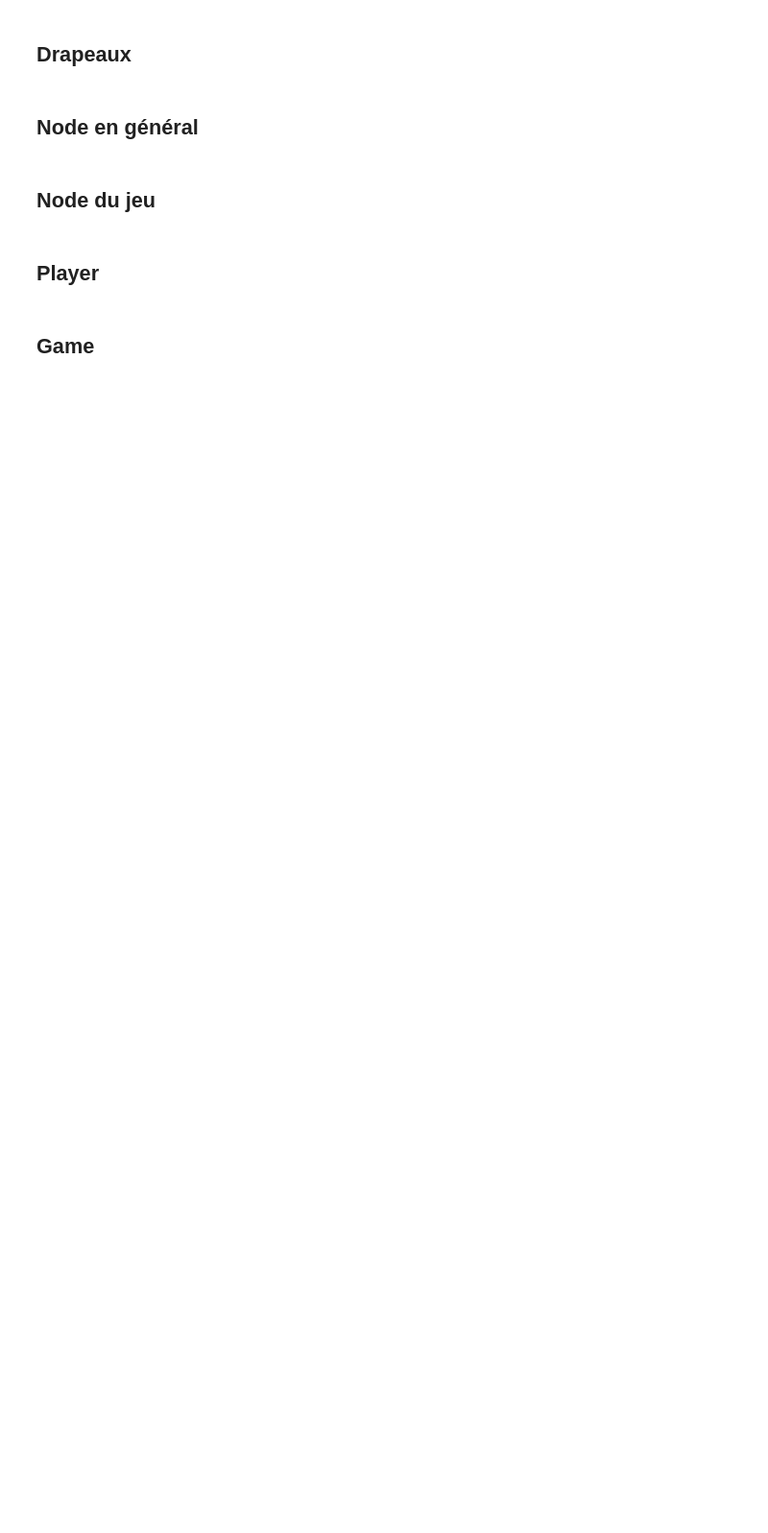
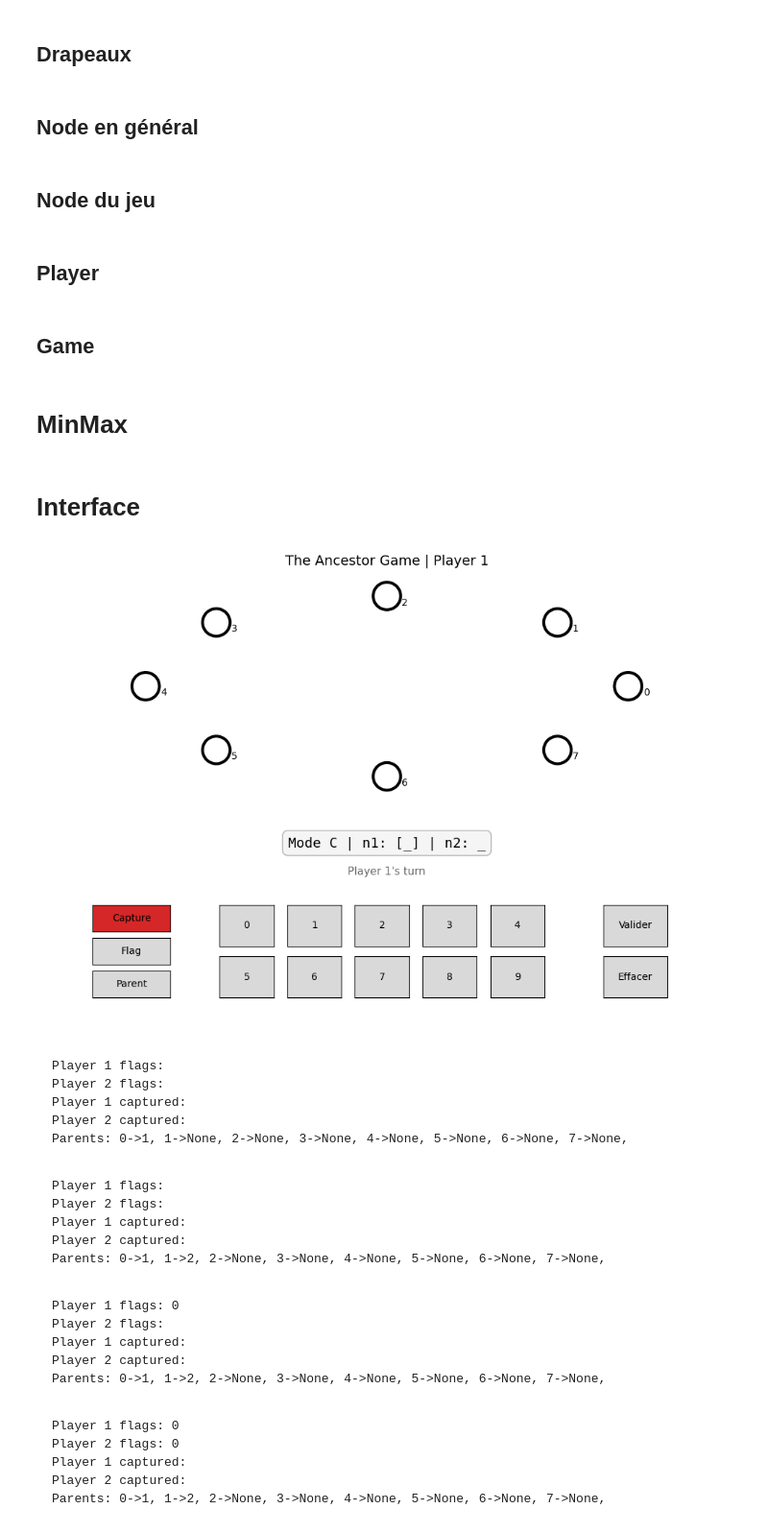
Before and after one commit to HugoGellida/The-Ancestor-Game, a Jupyter notebook: game.ipynb, the cells around one changed output. Shown at 96% size. Drawn from its saved outputs; the diff is of its cells as text; code cells hidden in the pictures; blank space fills up the shorter version.

```diff
--- a/game.ipynb
+++ b/game.ipynb
@@ -249,10 +269,8 @@ class Game:
         displayer = AncestorGameDisplayer(len(self.nodes))
         displayer.show()
 
-        keep_going = True
-
         # ===== GAMEPLAY LOOP =====
-        while keep_going:
+        while True:
             # ===== CHECK WIN CONDITION =====
             for p in self.players:
                 if p.zones_captured >= len(self.nodes) / 2:
@@ -306,9 +324,6 @@ class Game:
                     else:
                         print(f"Nodes {i.id} and {j.id} don't have this player's flag or do not share an ancestor")
 
-                elif action[0] == "s":
-                    keep_going = False
-
                 else:
                     print("Unknown action, try again.")
                     continue
@@ -323,0 +336,2 @@ game.launch()
+# %% [markdown]
+# MinMax
@@ -323,0 +713,2 @@ game.launch()
+# %% [markdown]
+# Interface
@@ -323,0 +1166,19 @@ game.launch()
+# %%
+if "ui" in globals() and getattr(ui, "fig", None) is not None:
+    try:
+        plt.close(ui.fig)
+    except Exception:
+        pass
+
+game = Game(Player(0), Player(1), 8)
+minmax_node = AncestorState(8)
+
+controller = NotebookGameController(game)
+callbacks = GamePeritelCallbacks(controller)
+ui = create_layout(callbacks)
+# %% [output]
+[figure, added]
+Player 1 flags: Player 2 flags: Player 1 captured: Player 2 captured: Parents: 0->1, 1->None, 2->None, 3->None, 4->None, 5->None, 6->None, 7->None,
+Player 1 flags: Player 2 flags: Player 1 captured: Player 2 captured: Parents: 0->1, 1->2, 2->None, 3->None, 4->None, 5->None, 6->None, 7->None,
+Player 1 flags: 0 Player 2 flags: Player 1 captured: Player 2 captured: Parents: 0->1, 1->2, 2->None, 3->None, 4->None, 5->None, 6->None, 7->None,
+Player 1 flags: 0 Player 2 flags: 0 Player 1 captured: Player 2 captured: Parents: 0->1, 1->2, 2->None, 3->None, 4->None, 5->None, 6->None, 7->None,
```
Also changed, not shown: parts of 4 cells of this notebook, 5 other files.
